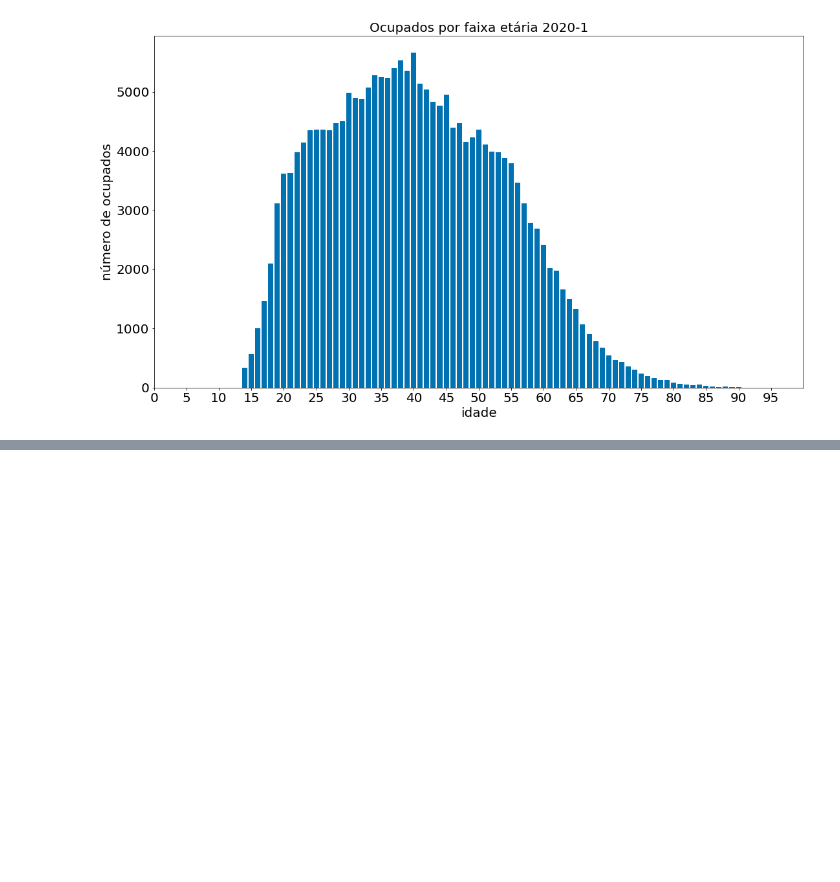
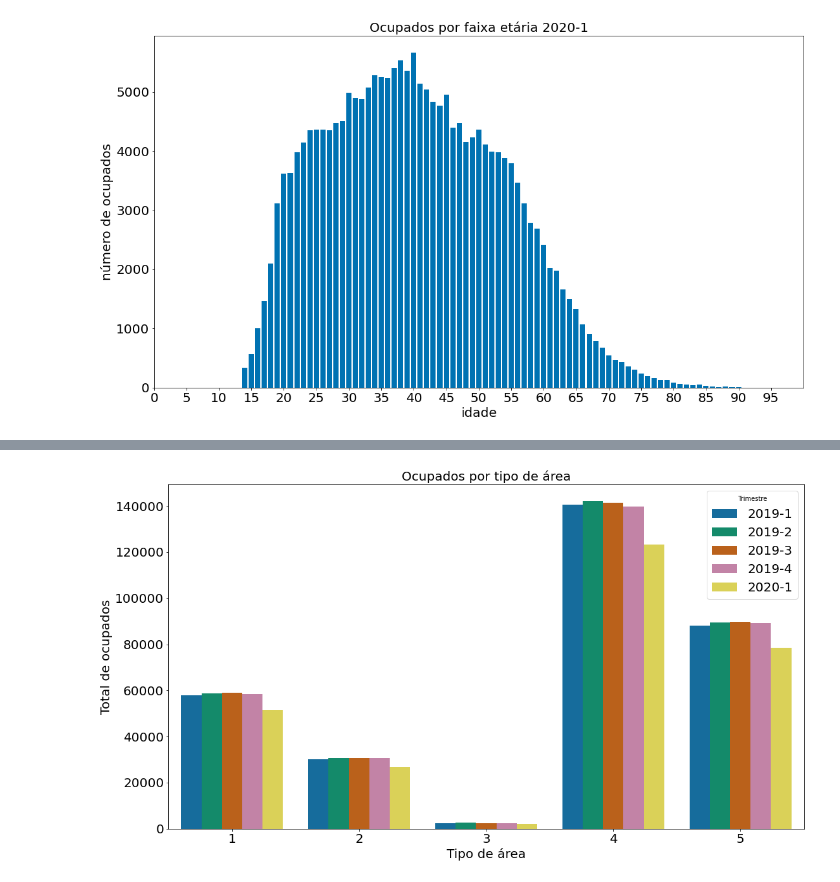
Before and after one commit to martimallow/CovidDataAnalytics, a Jupyter notebook: #6.ipynb, the cells around one changed output, grey strips where cells are left out. Drawn from its saved outputs; the diff is of its cells as text; code cells hidden in the pictures; blank space fills up the shorter version.

Commit message:
Ocupados por tipo de area

```diff
--- a/#6.ipynb
+++ b/#6.ipynb
@@ -195,0 +250,5 @@ plt.show()
+# %%
+regiao2019_3 = p2019_3[['V1023', 'VD4002']][p2019_3['VD4002'] == 1].groupby('V1023').sum()
+regiao2019_3.loc['5'] = regiao2019_3.iloc[0:2].sum(numeric_only=True)
+regiao2019_3['Trimestre'] = '2019-3'
+regiao2019_3
@@ -195,0 +263,5 @@ plt.show()
+# %%
+regiao2019_4 = p2019_4[['V1023', 'VD4002']][p2019_4['VD4002'] == 1].groupby('V1023').sum()
+regiao2019_4.loc['5'] = regiao2019_4.iloc[0:2].sum(numeric_only=True)
+regiao2019_4['Trimestre'] = '2019-4'
+regiao2019_4
@@ -195,0 +276,5 @@ plt.show()
+# %%
+regiao2020_1 = p2020_1[['V1023', 'VD4002']][p2020_1['VD4002'] == 1].groupby('V1023').sum()
+regiao2020_1.loc['5'] = regiao2020_1.iloc[0:2].sum(numeric_only=True)
+regiao2020_1['Trimestre'] = '2020-1'
+regiao2020_1
@@ -195,0 +289,4 @@ plt.show()
+# %%
+frames = [regiao2019_1,regiao2019_2,regiao2019_3,regiao2019_4,regiao2020_1]
+regiao = pd.concat(frames)
+regiao
@@ -195,0 +312,9 @@ plt.show()
+# %%
+sns.barplot(x=regiao.index, y='VD4002', hue='Trimestre', data=regiao)
+plt.title('Ocupados por tipo de área')
+plt.ylabel('Total de ocupados')
+plt.xlabel('Tipo de área')
+plt.savefig('ocupados_area.png', transparent=True)
+plt.show()
+# %% [output]
+[figure, added]
```
Also changed, not shown: parts of 13 cells of this notebook.
